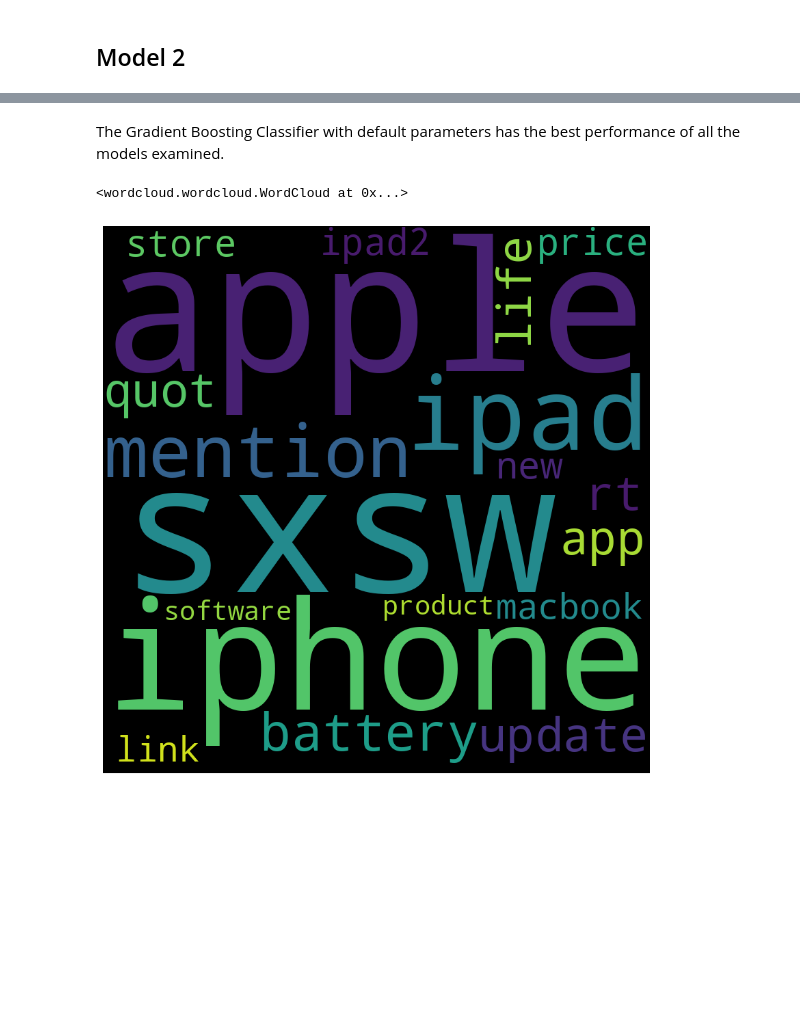
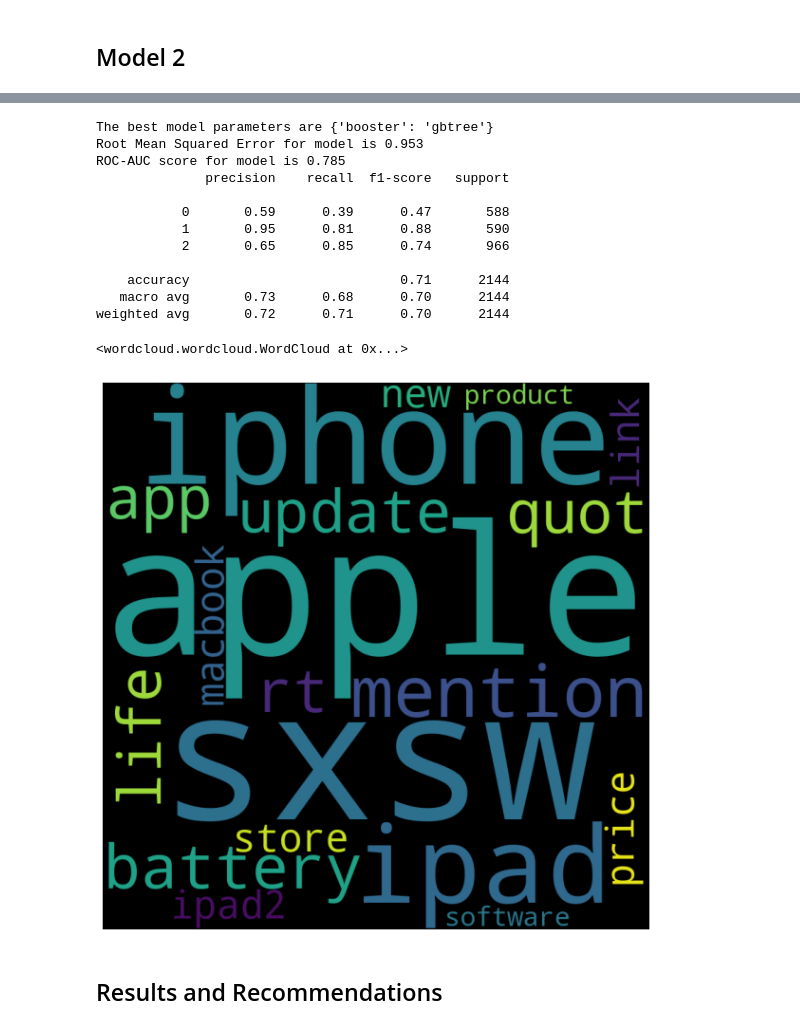
Before and after one commit to jmclaughlin712/Twitter-Sentiment-Analysis, a Jupyter notebook: Tweet-Analysis.ipynb, the cells around one changed output, grey strips where cells are left out. Cells and saved outputs as stored; diff of their text form; code cells hidden in the pictures; blank space fills up the shorter version.

Commit message:
Added markdown, model metrics, suppressed outputs

```diff
--- a/Tweet-Analysis.ipynb
+++ b/Tweet-Analysis.ipynb
@@ -38,9 +57,9 @@ import re
 # %%
 # Read in data locally
-#df = pd.read_csv('data/Tweets.csv', encoding='latin1')
+df = pd.read_csv('data/Tweets.csv', encoding='latin1')
 
 # Read in data using google colab/drive
-df = pd.read_csv('/content/drive/MyDrive/Flatiron/project_4/tweets.csv', encoding='latin1')
+#df = pd.read_csv('/content/drive/MyDrive/Flatiron/project_4/tweets.csv', encoding='latin1')
 # %%
 numerical_features = list(df.select_dtypes("number"))
 categorical_features = list(df.select_dtypes("object"))
@@ -215,9 +195,9 @@ Name: is_tweet_negative, dtype: int64
 # %%
 # Read in data locally
-#neg_tweets = pd.read_csv('data/chatgpt_tweet_data.csv')
+neg_tweets = pd.read_csv('data/chatgpt_tweet_data.csv')
 
 # Read in data using google colab/drive
-neg_tweets = pd.read_csv('/content/drive/MyDrive/Flatiron/project_4/chatgpt_tweet_data.csv')
+#neg_tweets = pd.read_csv('/content/drive/MyDrive/Flatiron/project_4/chatgpt_tweet_data.csv')
 
 # Lowercase
 neg_tweets = neg_tweets.applymap(lambda s:s.lower() if type(s) == str else s)
@@ -554,13 +535,27 @@ xg=xgb.XGBClassifier()
 # %%
-#model_best_param_tester(xg, {'booster': ['gbtree', 'gblinear' 'dart']})
+model_best_param_tester(xg, {'booster': ['gbtree', 'gblinear' 'dart']})
+# %% [output]
+The best model parameters are {'booster': 'gbtree'}
+Root Mean Squared Error for model is 0.953
+ROC-AUC score for model is 0.785
+              precision    recall  f1-score   support
+
+           0       0.59      0.39      0.47       588
+           1       0.95      0.81      0.88       590
+           2       0.65      0.85      0.74       966
+
+    accuracy                           0.71      2144
+   macro avg       0.73      0.68      0.70      2144
+weighted avg       0.72      0.71      0.70      2144
-# %% [markdown]
-The Gradient Boosting Classifier with default parameters has the best performance of all the models examined.
 # %%
 from sklearn.feature_extraction.text import CountVectorizer
 
 count_vectorizer=CountVectorizer()
 apple_vectorized=count_vectorizer.fit_transform(df.loc[(df['is_tweet_negative']==1) & (df['is_apple']==1)]['processed_tweet'])
-apple_data=pd.DataFrame(data=apple_vectorized.toarray(), columns=count_vectorizer.get_feature_names_out())
+
+apple_data=pd.DataFrame(data=apple_vectorized.toarray(), columns=count_vectorizer.get_feature_names())
+#Please note depending on your version of python you may need to run apple_data=pd.DataFrame(data=apple_vectorized.toarray(), columns=count_vectorizer.get_feature_names_out())
+
 text=''
 for a in apple_data.sum().sort_values(ascending=False)[:20].index:
     text=text+a+' '
@@ -571,25 +566,29 @@ WordCloud().generate(text)
 # %%
 
 # Your existing code
 count_vectorizer = CountVectorizer()
 apple_vectorized = count_vectorizer.fit_transform(df.loc[(df['is_tweet_negative'] == 1) & (df['is_apple'] == 1)]['processed_tweet'])
-apple_data = pd.DataFrame(data = apple_vectorized.toarray(), columns = count_vectorizer.get_feature_names_out())
+
+apple_data = pd.DataFrame(data = apple_vectorized.toarray(), columns = count_vectorizer.get_feature_names())
+#Please note depending on your version of python you may need to instead run apple_data = pd.DataFrame(data = apple_vectorized.toarray(), columns = count_vectorizer.get_feature_names_out())
 
 text = ''
 for a in apple_data.sum().sort_values(ascending = False)[:20].index:
     text = text + a + ' '
 
 # Generate WordCloud
 wordcloud = WordCloud(width = 800, height = 800,
                 background_color ='black',
                 stopwords = None,
                 min_font_size = 10).generate(text)
 
 # Plot WordCloud
 plt.figure(figsize = (8, 8), facecolor = None)
 plt.imshow(wordcloud)
 plt.axis("off")
 plt.tight_layout(pad = 0)
 plt.show()
 # %% [output]
-[figure, old version]
+[figure, new version]
+# %% [markdown]
+## Results and Recommendations
```
Also changed, not shown: parts of 25 cells of this notebook.
